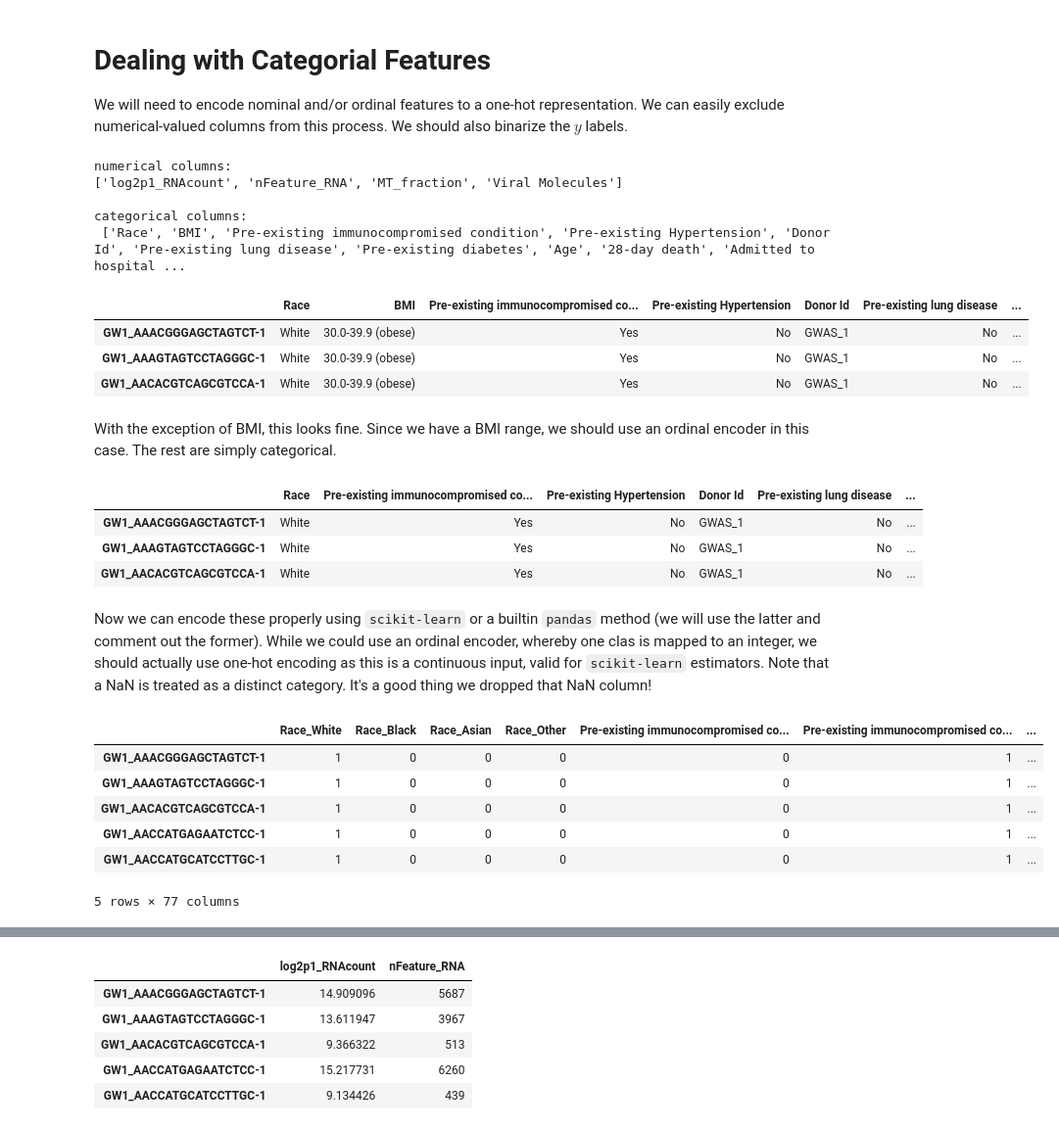
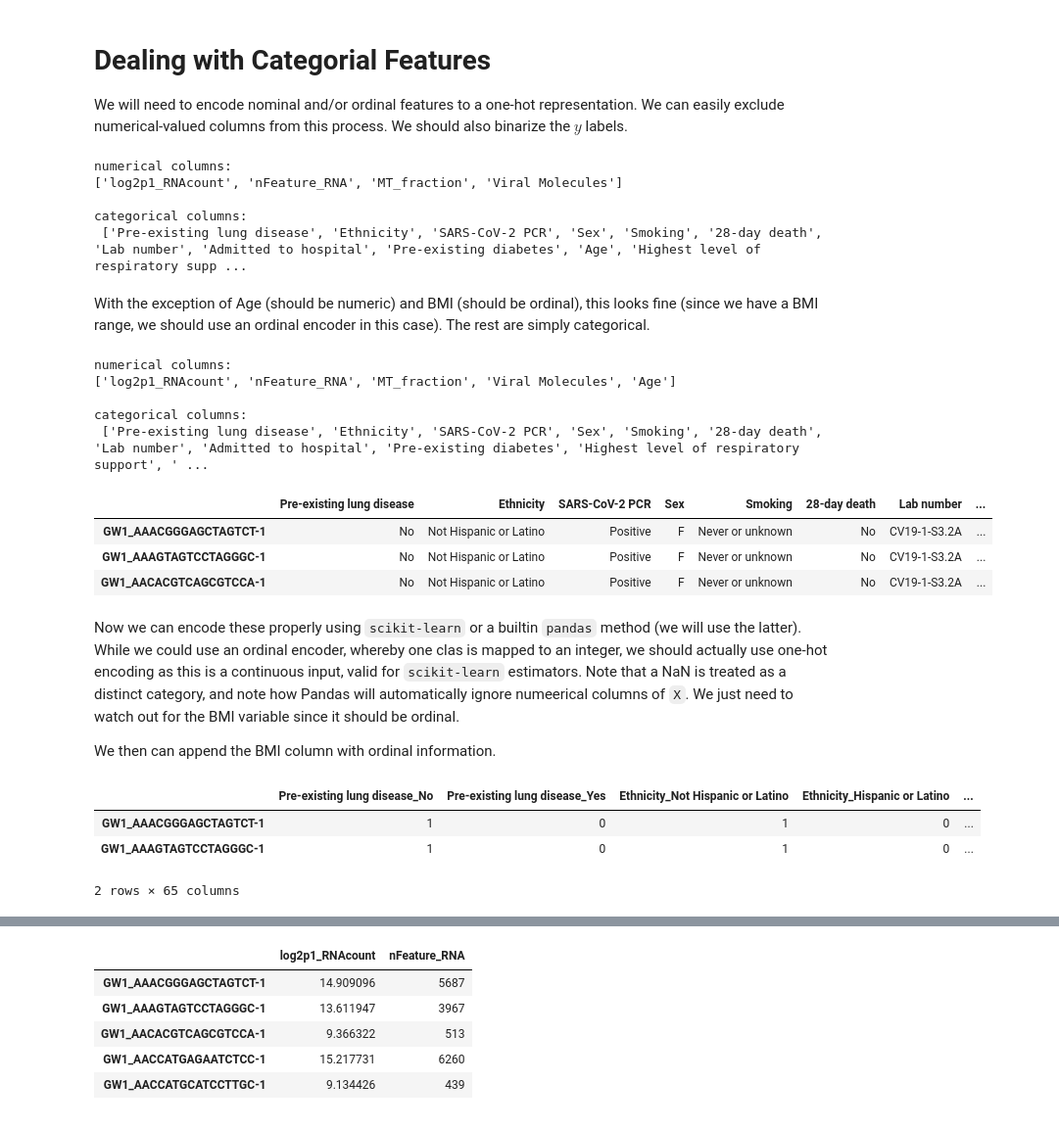
Before and after one commit to simonlevine/simonsays, a Jupyter notebook: _notebooks/2021-01-09-all-but-the-model.ipynb, the cells around one changed output, grey strips where cells are left out. Shown at 98% size. Drawn from its saved outputs; the diff is of its cells as text; code cells hidden in the pictures.

````diff
--- a/_notebooks/2021-01-09-all-but-the-model.ipynb
+++ b/_notebooks/2021-01-09-all-but-the-model.ipynb
@@ -97,42 +98,46 @@ As expected.
 We will need to encode nominal and/or ordinal features to a one-hot representation. We can easily exclude numerical-valued columns from this process. We should also binarize the $y$ labels.
 # %%
 numer_cols = list(X._get_numeric_data().columns)
-cat_cols = list(set(X.columns) - set(numerical_cols))
+cat_cols = list(set(X.columns) - set(numer_cols))
 print(f'numerical columns:\n{numer_cols}\n\ncategorical columns:\n {cat_cols}')
 # %% [output]
 numerical columns:
 ['log2p1_RNAcount', 'nFeature_RNA', 'MT_fraction', 'Viral Molecules']
 
 categorical columns:
- ['Race', 'BMI', 'Pre-existing immunocompromised condition', 'Pre-existing Hypertension', 'Donor Id', 'Pre-existing lung disease', 'Pre-existing diabetes', 'Age', '28-day death', 'Admitted to hospital ...
+ ['Pre-existing lung disease', 'Ethnicity', 'SARS-CoV-2 PCR', 'Sex', 'Smoking', '28-day death', 'Lab number', 'Admitted to hospital', 'Pre-existing diabetes', 'Age', 'Highest level of respiratory supp ...
-# %%
-X[cat_cols].head(3)
-# %% [output]
-|  | Race | BMI | Pre-existing immunocompromised co... | Pre-existing Hypertension | Donor Id | Pre-existing lung disease | ... |
-| GW1_AAACGGGAGCTAGTCT-1 | White | 30.0-39.9 (obese) | Yes | No | GWAS_1 | No | ... |
-| GW1_AAAGTAGTCCTAGGGC-1 | White | 30.0-39.9 (obese) | Yes | No | GWAS_1 | No | ... |
-| GW1_AACACGTCAGCGTCCA-1 | White | 30.0-39.9 (obese) | Yes | No | GWAS_1 | No | ... |
 # %% [markdown]
-With the exception of BMI, this looks fine. Since we have a BMI range, we should use an ordinal encoder in this case. The rest are simply categorical.
+With the exception of Age (should be numeric) and BMI (should be ordinal), this looks fine (since we have a BMI range, we should use an ordinal encoder in this case). The rest are simply categorical.
+# %%
+numer_cols.append('Age')
+cat_cols.remove('Age')
+
+print(f'numerical columns:\n{numer_cols}\n\ncategorical columns:\n {cat_cols}')
+# %% [output]
+numerical columns:
+['log2p1_RNAcount', 'nFeature_RNA', 'MT_fraction', 'Viral Molecules', 'Age']
+
+categorical columns:
+ ['Pre-existing lung disease', 'Ethnicity', 'SARS-CoV-2 PCR', 'Sex', 'Smoking', '28-day death', 'Lab number', 'Admitted to hospital', 'Pre-existing diabetes', 'Highest level of respiratory support', ' ...
 # %%
 ord_cols = ['BMI']
 cat_cols = [i for i in cat_cols if i not in ord_cols]
 X[cat_cols].head(3)
 # %% [output]
-|  | Race | Pre-existing immunocompromised co... | Pre-existing Hypertension | Donor Id | Pre-existing lung disease | ... |
-| GW1_AAACGGGAGCTAGTCT-1 | White | Yes | No | GWAS_1 | No | ... |
-| GW1_AAAGTAGTCCTAGGGC-1 | White | Yes | No | GWAS_1 | No | ... |
-| GW1_AACACGTCAGCGTCCA-1 | White | Yes | No | GWAS_1 | No | ... |
+|  | Pre-existing lung disease | Ethnicity | SARS-CoV-2 PCR | Sex | Smoking | 28-day death | Lab number | ... |
+| GW1_AAACGGGAGCTAGTCT-1 | No | Not Hispanic or Latino | Positive | F | Never or unknown | No | CV19-1-S3.2A | ... |
+| GW1_AAAGTAGTCCTAGGGC-1 | No | Not Hispanic or Latino | Positive | F | Never or unknown | No | CV19-1-S3.2A | ... |
+| GW1_AACACGTCAGCGTCCA-1 | No | Not Hispanic or Latino | Positive | F | Never or unknown | No | CV19-1-S3.2A | ... |
 # %% [markdown]
-Now we can encode these properly using ```scikit-learn``` or a builtin ```pandas``` method (we will use the latter and comment out the former). While we could use an ordinal encoder, whereby one clas is mapped to an integer, we should actually use one-hot encoding as this is a continuous input, valid for ```scikit-learn``` estimators. Note that a NaN is treated as a distinct category. It's a good thing we dropped that NaN column!
+Now we can encode these properly using ```scikit-learn``` or a builtin ```pandas``` method (we will use the latter). While we could use an ordinal encoder, whereby one clas is mapped to an integer, we should actually use one-hot encoding as this is a continuous input, valid for ```scikit-learn``` estimators. Note that a NaN is treated as a distinct category, and note how Pandas will automatically ignore numeerical columns of ```X```. We just need to watch out for the BMI variable since it should be ordinal.
+
+We then can append the BMI column with ordinal information.
 # %%
 import pandas as pd
-pd.get_dummies(X[cat_cols]).head()
+X_cat = pd.get_dummies(X[cat_cols])
+X_cat.head(2)
 # %% [output]
-|  | Race_White | Race_Black | Race_Asian | Race_Other | Pre-existing immunocompromised co... | Pre-existing immunocompromised co... | ... |
-| GW1_AAACGGGAGCTAGTCT-1 | 1 | 0 | 0 | 0 | 0 | 1 | ... |
-| GW1_AAAGTAGTCCTAGGGC-1 | 1 | 0 | 0 | 0 | 0 | 1 | ... |
-| GW1_AACACGTCAGCGTCCA-1 | 1 | 0 | 0 | 0 | 0 | 1 | ... |
-| GW1_AACCATGAGAATCTCC-1 | 1 | 0 | 0 | 0 | 0 | 1 | ... |
-| GW1_AACCATGCATCCTTGC-1 | 1 | 0 | 0 | 0 | 0 | 1 | ... |
+|  | Pre-existing lung disease_No | Pre-existing lung disease_Yes | Ethnicity_Not Hispanic or Latino | Ethnicity_Hispanic or Latino | ... |
+| GW1_AAACGGGAGCTAGTCT-1 | 1 | 0 | 1 | 0 | ... |
+| GW1_AAAGTAGTCCTAGGGC-1 | 1 | 0 | 1 | 0 | ... |
-5 rows × 77 columns
+2 rows × 65 columns
````
Also changed, not shown: parts of 21 cells of this notebook.
